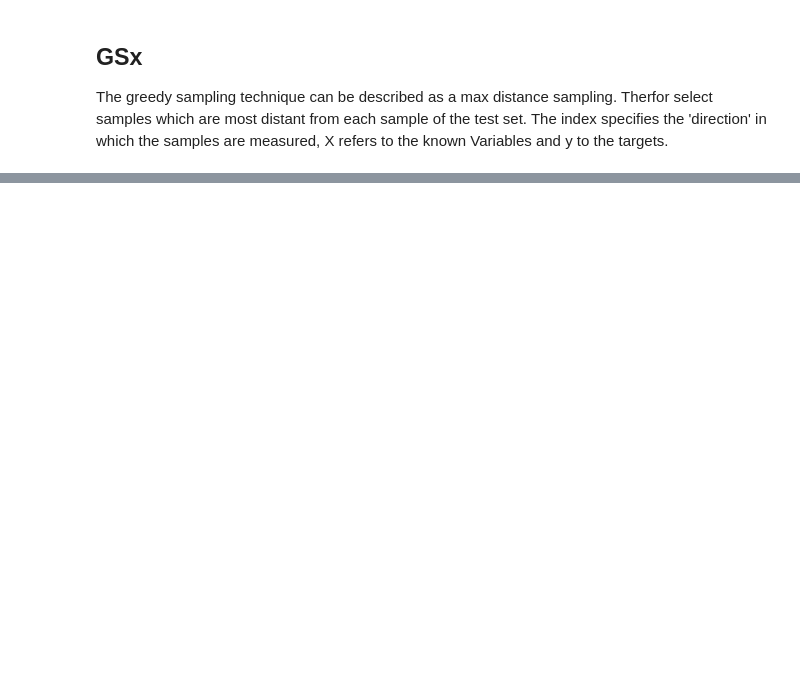
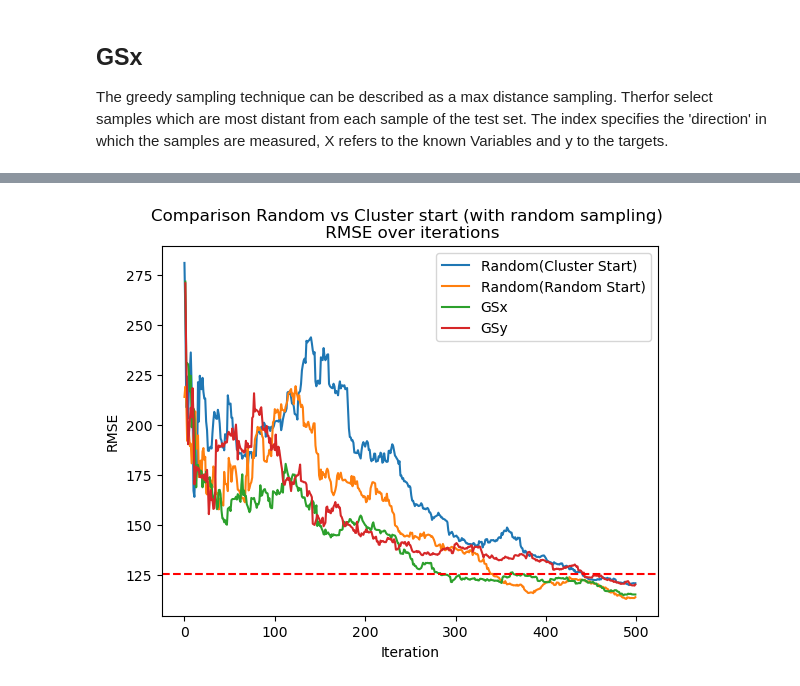
Before and after one commit to thegitrogmonster/Zamberger_thesis_AL2024, a Jupyter notebook: 04_Active_Learning/04_active_learning.ipynb, the cells around one changed output, grey strips where cells are left out. Saved outputs shown, nothing was run; the diff lists cells and outputs as text; code cells hidden in the pictures; blank space fills up the shorter version.

```diff
--- a/04_Active_Learning/04_active_learning.ipynb
+++ b/04_Active_Learning/04_active_learning.ipynb
@@ -1014,0 +1179,23 @@ plt.show()
+# %%
+pls.fit(X_train, y_train)
+y_pred = pls.predict(X_test)
+rmse_full = rmse_func(y_test, y_pred)
+# %%
+# Add GSy sampling to the comparison plot
+
+# plot the rmse over the iterations
+plt.plot(range(n_iterations), rmse_sampling_cluster_start)
+plt.plot(range(n_iterations), rmse_sampling_random_start)
+plt.plot(range(n_iterations)[1:], gsx_rmse_sampling[1:])
+plt.plot(range(n_iterations)[1:], gsy_rmse_sampling[1:])
+plt.axhline(y=rmse_full, color="r", linestyle="--")
+plt.title(
+    "Comparison Random vs Cluster start (with random sampling) \n RMSE over iterations"
+)
+plt.legend(["Random(Cluster Start)", "Random(Random Start)", "GSx", "GSy"])
+plt.xlabel("Iteration")
+plt.ylabel("RMSE")
+plt.savefig(FIGURE_PATH + "/comparison_sampling_methods(500)_with_hline.png")
+plt.show()
+# %% [output]
+[figure, added]
```
Also changed, not shown: parts of 26 cells of this notebook, 1 other file.
